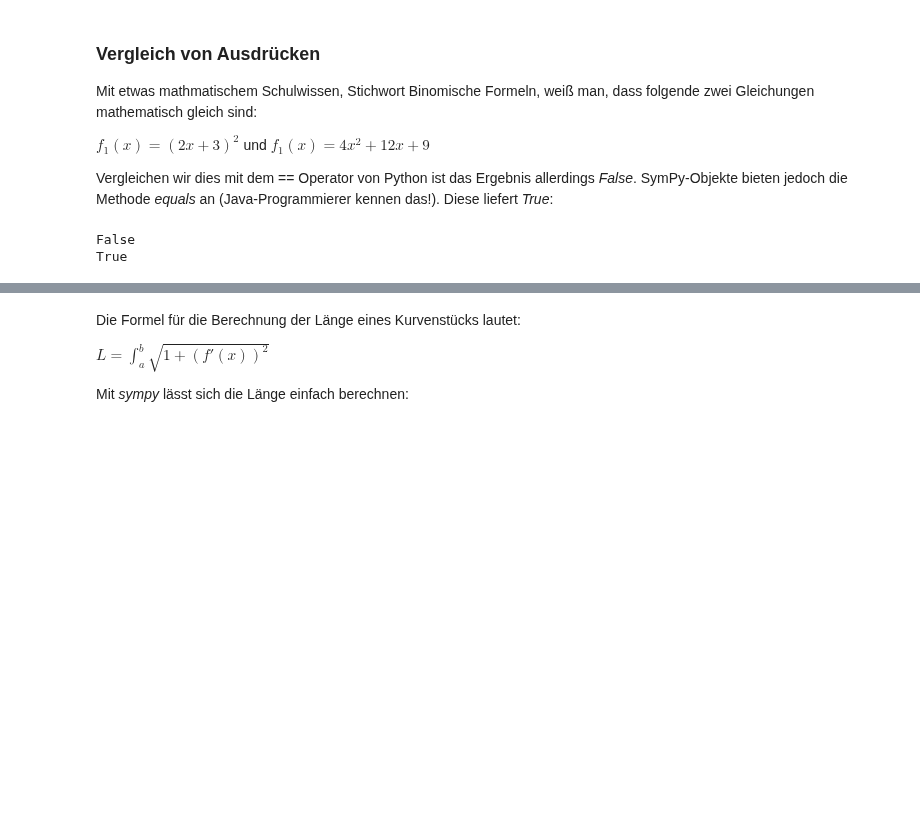
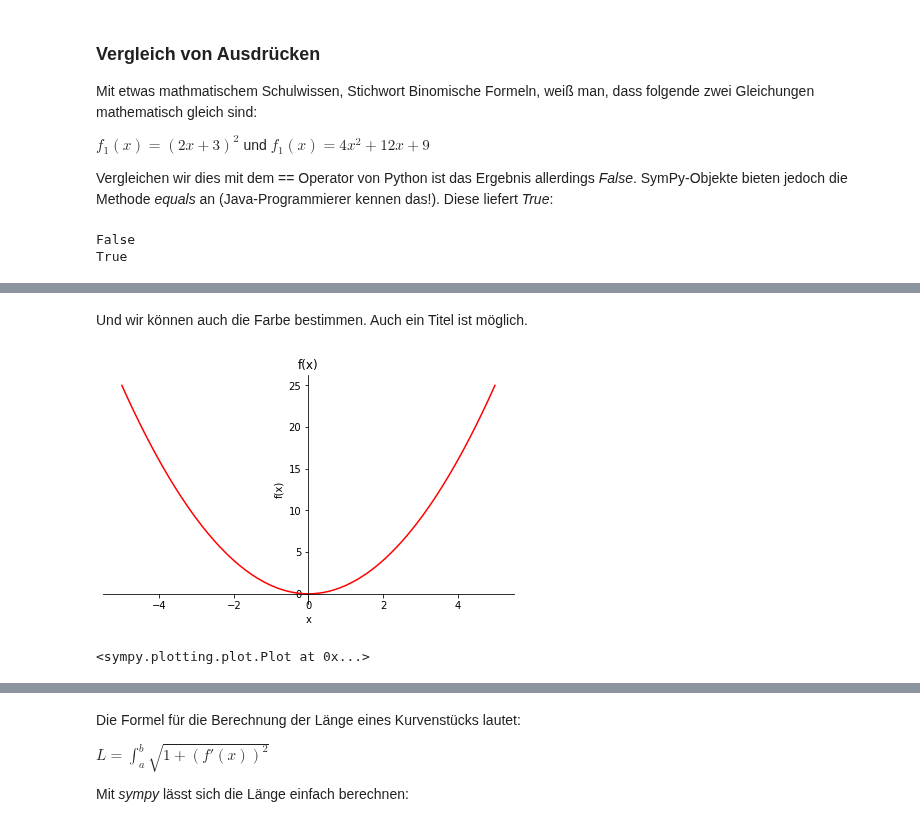
Before and after one commit to troescherw/jupyter_python, a Jupyter notebook: SymPy_SymbolischeMathematik.ipynb, the cells around one changed output, grey strips where cells are left out. Drawn from its saved outputs; the diff is of its cells as text; code cells hidden in the pictures; blank space fills up the shorter version.

```diff
--- a/SymPy_SymbolischeMathematik.ipynb
+++ b/SymPy_SymbolischeMathematik.ipynb
@@ -279,0 +449,7 @@ True
+# %% [markdown]
+Und wir können auch die Farbe bestimmen. Auch ein Titel ist möglich.
+# %%
+plot(f, (x,-5,5), line_color="r", title="f(x)")
+# %% [output]
+[figure, added]
+<sympy.plotting.plot.Plot at 0x...>
```
Also changed, not shown: parts of 49 cells of this notebook, 1 other file.
